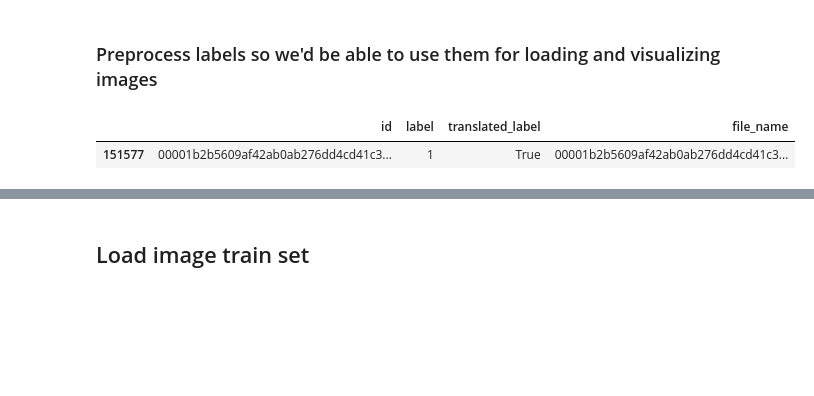
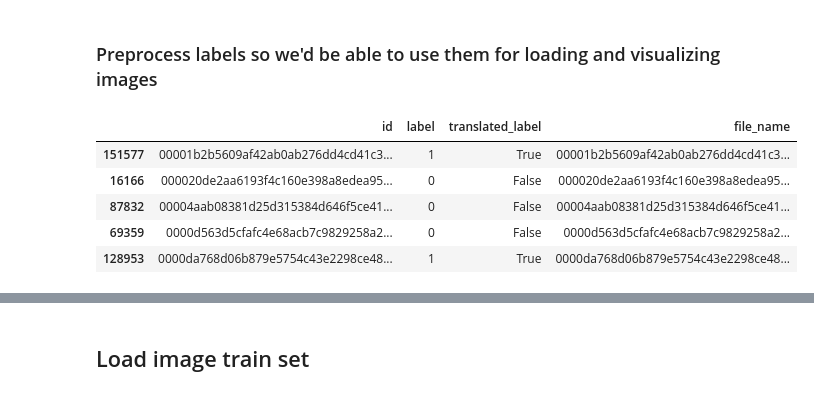
Before and after one commit to alexakh95/datasciense-uni-project, a Jupyter notebook: notebooks/histopathologic_cancer_detection/project.ipynb, the cells around one changed output, grey strips where cells are left out. Saved outputs shown, nothing was run; the diff lists cells and outputs as text; code cells hidden in the pictures; blank space fills up the shorter version.

```diff
--- a/notebooks/histopathologic_cancer_detection/project.ipynb
+++ b/notebooks/histopathologic_cancer_detection/project.ipynb
@@ -72,8 +72,12 @@ y_train_sorted.loc[y_train_sorted['label'] == 0,'translated_label'] = 'False'
 y_train_sorted.loc[y_train_sorted['label'] == 1,'translated_label'] = 'True'
 
 y_train_sorted["file_name"] = y_train_sorted["id"].astype(str) + ".tif"
-# %%
-y_train_sorted.iloc[[0]]
-# %% [output]
-|  | id | label | translated_label | file_name |
-| 151577 | 00001b2b5609af42ab0ab276dd4cd41c3... | 1 | True | 00001b2b5609af42ab0ab276dd4cd41c3... |
+# %%
+y_train_sorted.head()
+# %% [output]
+|  | id | label | translated_label | file_name |
+| 151577 | 00001b2b5609af42ab0ab276dd4cd41c3... | 1 | True | 00001b2b5609af42ab0ab276dd4cd41c3... |
+| 16166 | 000020de2aa6193f4c160e398a8edea95... | 0 | False | 000020de2aa6193f4c160e398a8edea95... |
+| 87832 | 00004aab08381d25d315384d646f5ce41... | 0 | False | 00004aab08381d25d315384d646f5ce41... |
+| 69359 | 0000d563d5cfafc4e68acb7c9829258a2... | 0 | False | 0000d563d5cfafc4e68acb7c9829258a2... |
+| 128953 | 0000da768d06b879e5754c43e2298ce48... | 1 | True | 0000da768d06b879e5754c43e2298ce48... |
```
Also changed, not shown: parts of 22 cells of this notebook.
